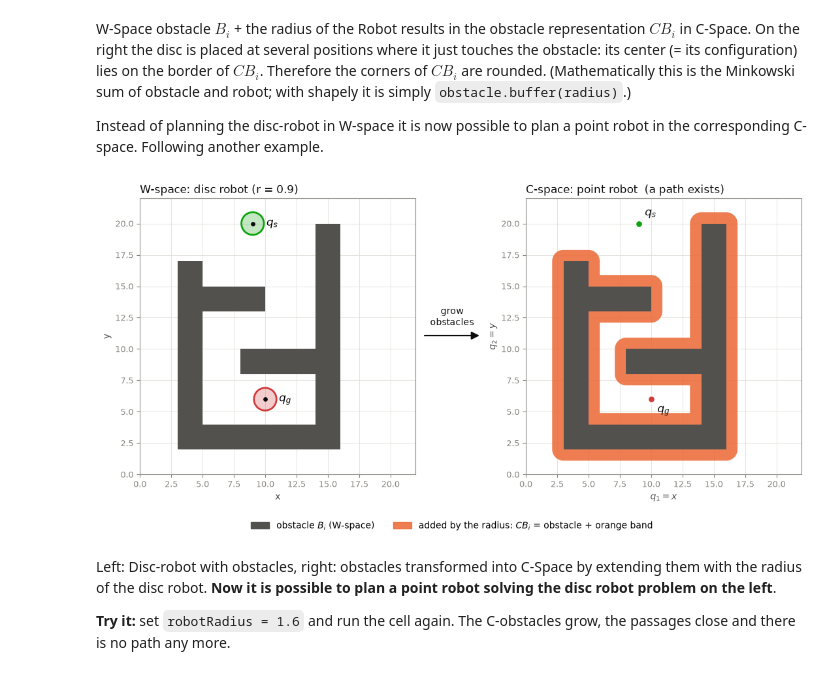
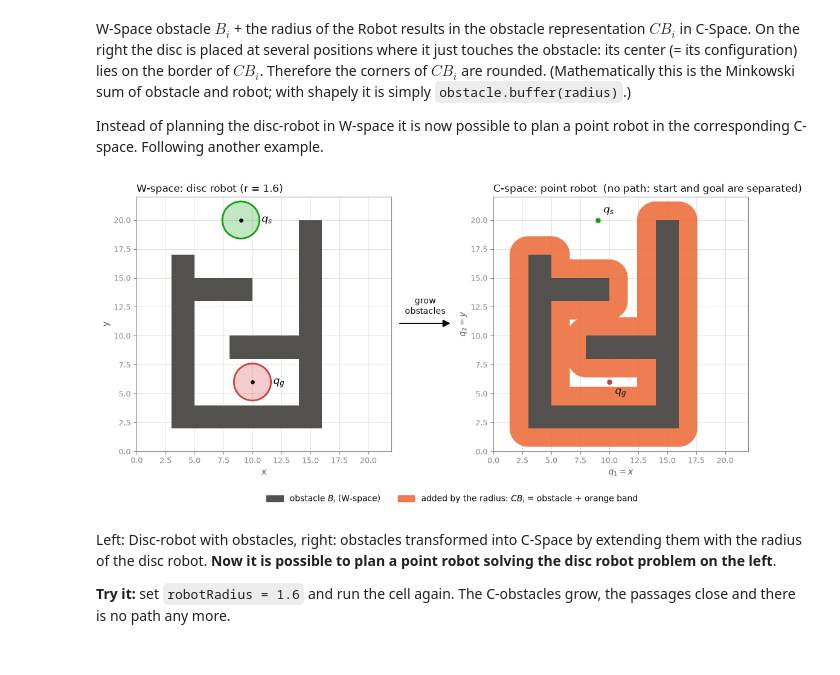
Before and after one commit to Hoesslicher/Roboterprogrammierung, a Jupyter notebook: notebooks/IP-2-0-Pathplanning-Introduction.ipynb, the cells around one changed output. Cells and saved outputs as stored; diff of their text form; code cells hidden in the pictures.

```diff
--- a/notebooks/IP-2-0-Pathplanning-Introduction.ipynb
+++ b/notebooks/IP-2-0-Pathplanning-Introduction.ipynb
@@ -129,15 +130,15 @@ Instead of planning the disc-robot in W-space it is now possible to plan a point
 # %%
 maze = dict()
 maze["left"]   = box(3, 2, 5, 17)
 maze["bottom"] = box(3, 2, 16, 4)
 maze["right"]  = box(14, 2, 16, 20)
 maze["upper"]  = box(5, 13, 10, 15)
 maze["lower"]  = box(8, 8, 14, 10)
 
-robotRadius = 0.9
+robotRadius = 1.6 #default 0.9
 vis.plotDiscRobotCSpace(maze, robotRadius, start=(9, 20), goal=(10, 6))
 # %% [output]
-[figure, old version]
+[figure, new version]
 # %% [markdown]
 Left: Disc-robot with obstacles, right: obstacles transformed into C-Space by extending them with the radius of the disc robot. **Now it is possible to plan a point robot solving the disc robot problem on the left**.
 
```
Also changed, not shown: parts of 4 cells of this notebook, 1 other file.
